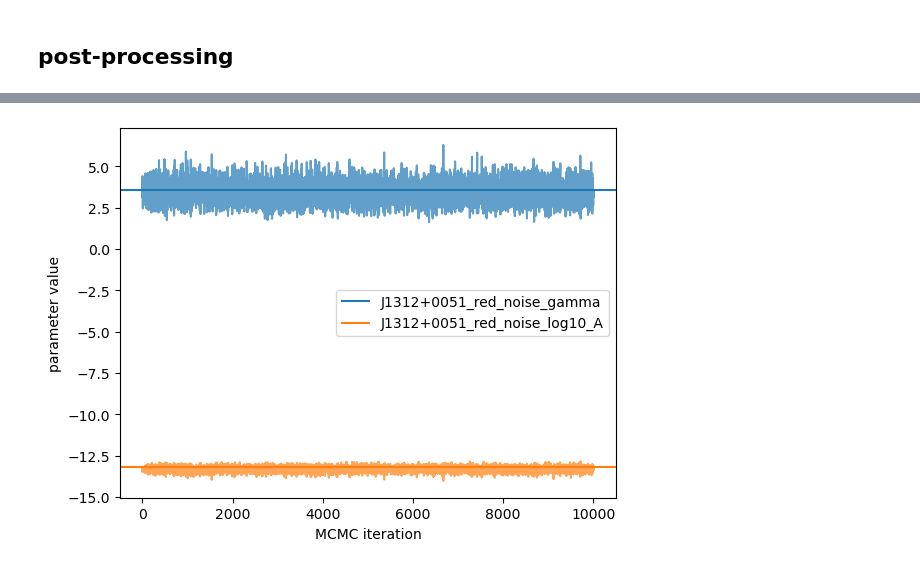
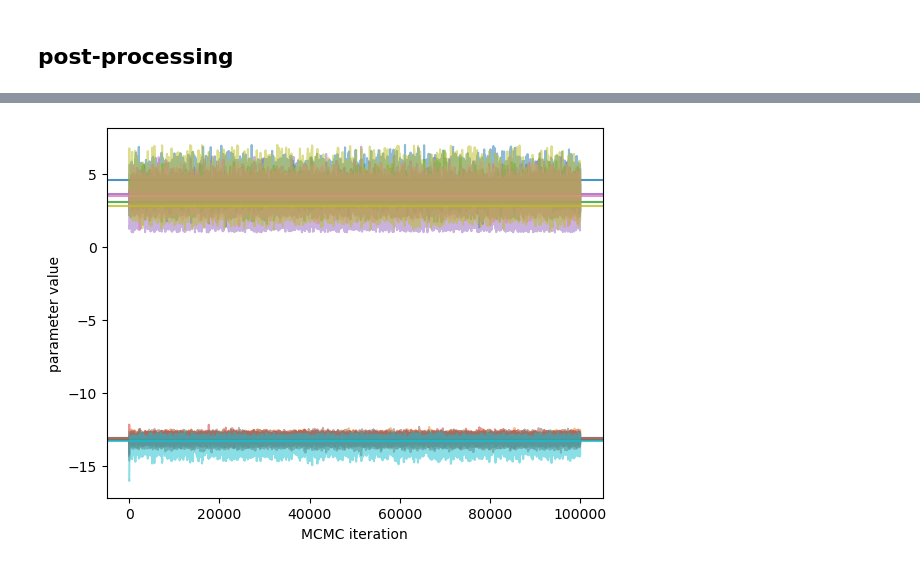
Before and after one commit to aiden-g12321/PTA_joint, a Jupyter notebook: enterprise/enterprise.ipynb, the cells around one changed output, grey strips where cells are left out. Saved outputs shown, nothing was run; the diff lists cells and outputs as text; code cells hidden in the pictures.

```diff
--- a/enterprise/enterprise.ipynb
+++ b/enterprise/enterprise.ipynb
@@ -172,22 +105,22 @@ def get_lnpost(params):
 #     psr_dists = params[:4 * num_psrs][::4]
 #     return ln_prior_CW(psr_dists)
 # %%
-# plot cross section of the likelihood over one parameter
-# other parameters fixed at injected values
+# # plot cross section of the likelihood over one parameter
+# # other parameters fixed at injected values
 
-param_index = 0
-num_pts = 100
-param_vals = np.linspace(x_mins[param_index], x_maxs[param_index], num_pts)
-likelihood_vals = np.zeros(num_pts)
-for i in range(num_pts):
-    params = np.copy(x_inj)
-    params[param_index] = param_vals[i]
-    likelihood_vals[i] = get_lnpost(params)
+# param_index = 0
+# num_pts = 100
+# param_vals = np.linspace(x_mins[param_index], x_maxs[param_index], num_pts)
+# likelihood_vals = np.zeros(num_pts)
+# for i in range(num_pts):
+#     params = np.copy(x_inj)
+#     params[param_index] = param_vals[i]
+#     likelihood_vals[i] = get_lnpost(params)
 
 
-plt.plot(param_vals, likelihood_vals, color='C0', label='ln(likelihood)')
-plt.axvline(x_inj[param_index], color='red', alpha=0.7, label='injection', lw=4)
-plt.axvline(param_vals[np.argmax(likelihood_vals)], color='green', alpha=0.7, label='maximum', lw=2)
-plt.xlabel(pta.param_names[param_index])
-plt.legend()
-plt.show()
+# plt.plot(param_vals, likelihood_vals, color='C0', label='ln(likelihood)')
+# plt.axvline(x_inj[param_index], color='red', alpha=0.7, label='injection', lw=4)
+# plt.axvline(param_vals[np.argmax(likelihood_vals)], color='green', alpha=0.7, label='maximum', lw=2)
+# plt.xlabel(pta.param_names[param_index])
+# plt.legend()
+# plt.show()
@@ -261,12 +181,12 @@ plt.show()
 # %%
 # make trace plot for parameters
-for i in range(2):
-    plt.plot(samples[:,i], color=f'C{i}', alpha=0.7)
-    plt.axhline(x_inj[i], color=f'C{i}', label=pta.param_names[i])
-
+for i, param_name in enumerate(pta.param_names):
+    plt.plot(ent_samples_dict[param_name], color=f'C{i}', alpha=0.5)
+    plt.axhline(x_inj_dict[param_name], color=f'C{i}',
+                label=param_name, alpha=0.8)
 plt.xlabel('MCMC iteration')
 plt.ylabel('parameter value')
-plt.legend()
+# plt.legend()
 plt.show()
 # %% [output]
-[figure, old version]
+[figure, new version]
```
Also changed, not shown: parts of 19 cells of this notebook, 13 other files.
